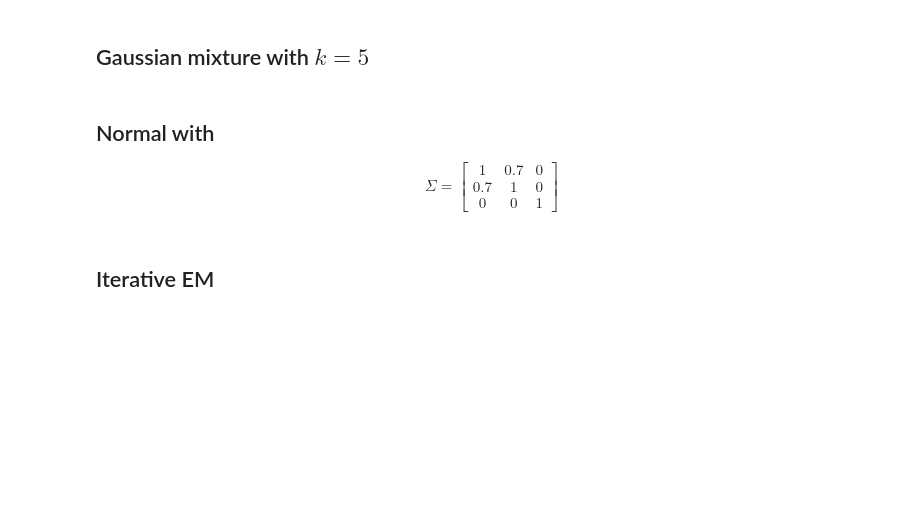
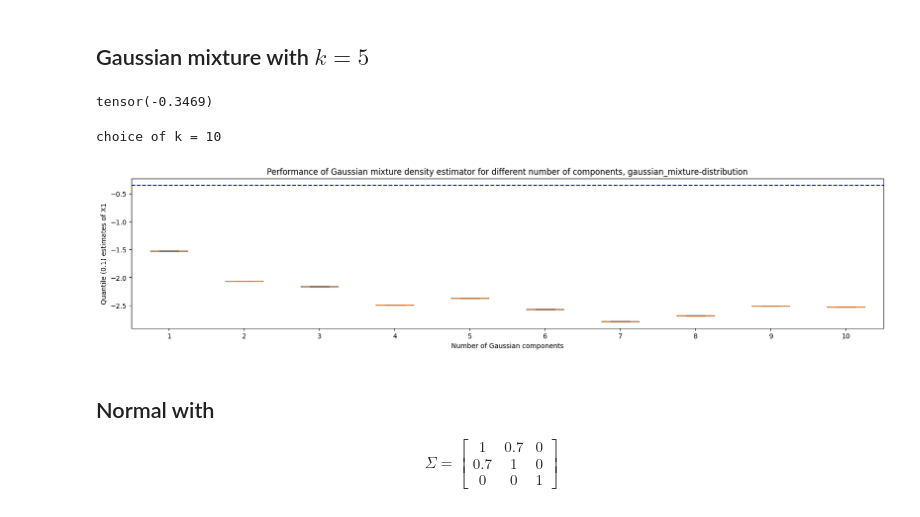
Before and after one commit to huimin-hu-stat/MAR, a Jupyter notebook: simulation.ipynb, the cells around one changed output. Saved outputs shown, nothing was run; the diff lists cells and outputs as text; code cells hidden in the pictures; blank space fills up the shorter version.

Commit message:
add gaussian mixture

```diff
--- a/simulation.ipynb
+++ b/simulation.ipynb
@@ -15,9 +15,11 @@ d = 3
 # %% [markdown]
 ## Gaussian mixture with $k=5$
 # %%
+dist = 'gaussian_mixture'
+
 mu0 = torch.rand((5, 3)) * 2 - 1
 sigma0 = torch.rand((5,3)) * 2
 pi0 = torch.tensor([0.2, 0.3, 0.1, 0.3, 0.1])
 
-dg = DataGenerator('gaussian_mixture', mu=mu0, sigma=sigma0, pi=pi0)
+dg = DataGenerator(dist, mu=mu0, sigma=sigma0, pi=pi0)
 X, M = dg.generate(N, d)
@@ -24,3 +50,34 @@ X, M = dg.generate(N, d)
+# %%
+q = gmm_quantile(0.1, mu0[:,0], sigma0[:,0], pi0)
+q
+# %% [output]
+tensor(-0.3469)
+# %%
+# GMM settings
+cov_type = 'uni_diag' # diag, id, uni_diag, uni_id
+n_k = 10
+start = 0
+step = 1
+n_mc = 100
+n_samples = 2000
+
+gmm = GMM(X, M, cov_type)
+mu, sigma, pi, kk, q_x1, corr, loglik, aic, bic = gmm.iterEM(n_k, start, step, n_mc, n_samples, criterion='aic')
+
+#Plot
+positions = np.array(kk)
+plt.figure(figsize=(20, 4))
+plt.boxplot(q_x1.T, positions=positions)
+
+plt.axhline(y=q, color='blue', linestyle='--')
+plt.xlabel("Number of Gaussian components")
+plt.ylabel("Quantile (0.1) estimates of X1")
+plt.xticks(positions, positions.astype(int))
+plt.title(f'Performance of Gaussian mixture density estimator for different number of components, {dist}-distribution')
+plt.show()
+# %% [output]
+choice of k = 10
+[figure, added]
 # %% [markdown]
 ## Normal with
 $$\Sigma = \begin{bmatrix} 1 & 0.7 & 0 \\ 0.7 & 1 & 0 \\ 0 & 0 & 1 \end{bmatrix}$$
@@ -40,5 +89,3 @@ def true_quantile(dist, q=0.1, df=None):
         return logistic.ppf(q)
     elif dist == 'Student t':
         return t.ppf(q, df)
-# %% [markdown]
-## Iterative EM
```
Also changed, not shown: parts of 7 cells of this notebook, 1 other file.
